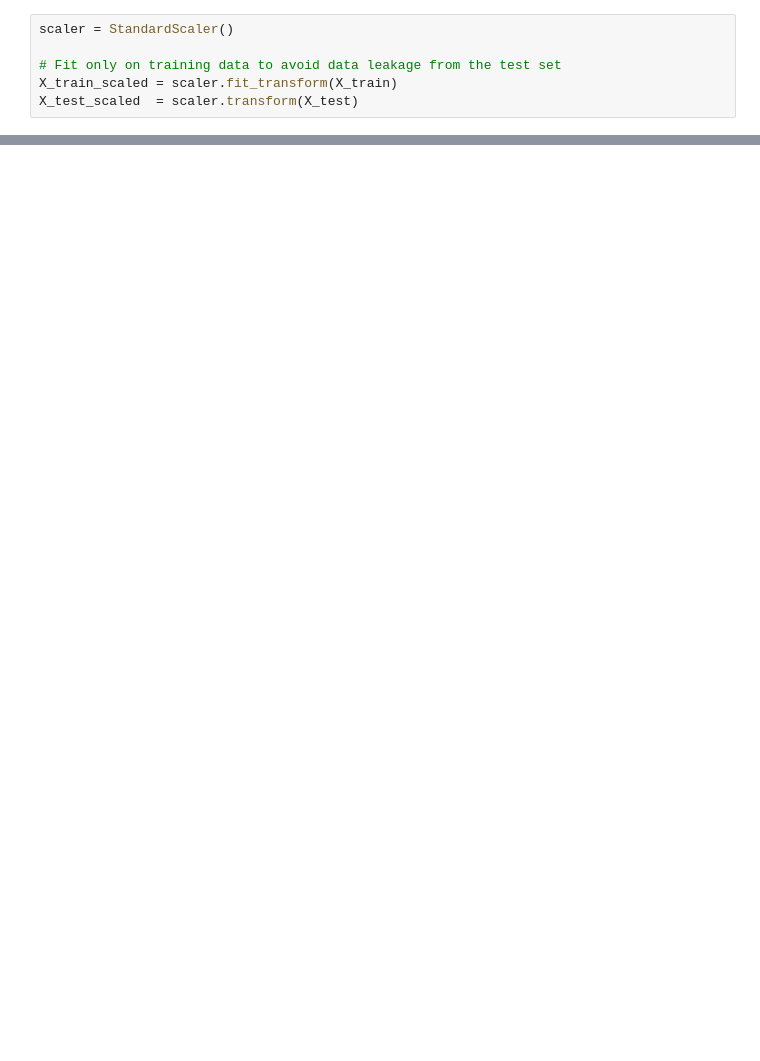
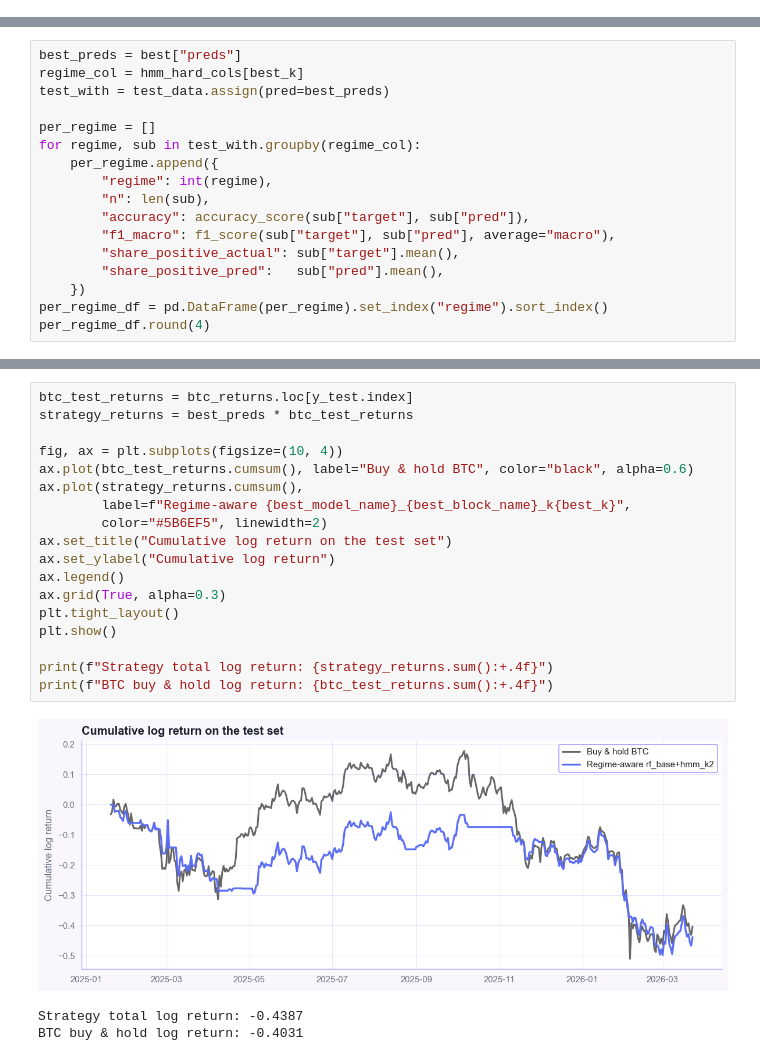
Before and after one commit to theodorahaimoff/hslu_fs26_dspro2, a Jupyter notebook: notebooks/07_classification.ipynb, the cells around one changed output, grey strips where cells are left out. Drawn from its saved outputs; the diff is of its cells as text; blank space fills up the shorter version.

```diff
--- a/notebooks/07_classification.ipynb
+++ b/notebooks/07_classification.ipynb
@@ -182,6 +0,0 @@ are comparable and the optimizer converges efficiently.
-# %%
-scaler = StandardScaler()
-
-# Fit only on training data to avoid data leakage from the test set
-X_train_scaled = scaler.fit_transform(X_train)
-X_test_scaled  = scaler.transform(X_test)
@@ -406,0 +465,17 @@ The limitations found here directly motivate the use of 07_lstm.ipynb:
+# %%
+best_preds = best["preds"]
+regime_col = hmm_hard_cols[best_k]
+test_with = test_data.assign(pred=best_preds)
+
+per_regime = []
+for regime, sub in test_with.groupby(regime_col):
+    per_regime.append({
+        "regime": int(regime),
+        "n": len(sub),
+        "accuracy": accuracy_score(sub["target"], sub["pred"]),
+        "f1_macro": f1_score(sub["target"], sub["pred"], average="macro"),
+        "share_positive_actual": sub["target"].mean(),
+        "share_positive_pred":   sub["pred"].mean(),
+    })
+per_regime_df = pd.DataFrame(per_regime).set_index("regime").sort_index()
+per_regime_df.round(4)
@@ -406,0 +508,22 @@ The limitations found here directly motivate the use of 07_lstm.ipynb:
+# %%
+btc_test_returns = btc_returns.loc[y_test.index]
+strategy_returns = best_preds * btc_test_returns
+
+fig, ax = plt.subplots(figsize=(10, 4))
+ax.plot(btc_test_returns.cumsum(), label="Buy & hold BTC", color="black", alpha=0.6)
+ax.plot(strategy_returns.cumsum(),
+        label=f"Regime-aware {best_model_name}_{best_block_name}_k{best_k}",
+        color="#5B6EF5", linewidth=2)
+ax.set_title("Cumulative log return on the test set")
+ax.set_ylabel("Cumulative log return")
+ax.legend()
+ax.grid(True, alpha=0.3)
+plt.tight_layout()
+plt.show()
+
+print(f"Strategy total log return: {strategy_returns.sum():+.4f}")
+print(f"BTC buy & hold log return: {btc_test_returns.sum():+.4f}")
+# %% [output]
+[figure, added]
+Strategy total log return: -0.4387
+BTC buy & hold log return: -0.4031
```
Also changed, not shown: parts of 79 cells of this notebook, 16 other files.
